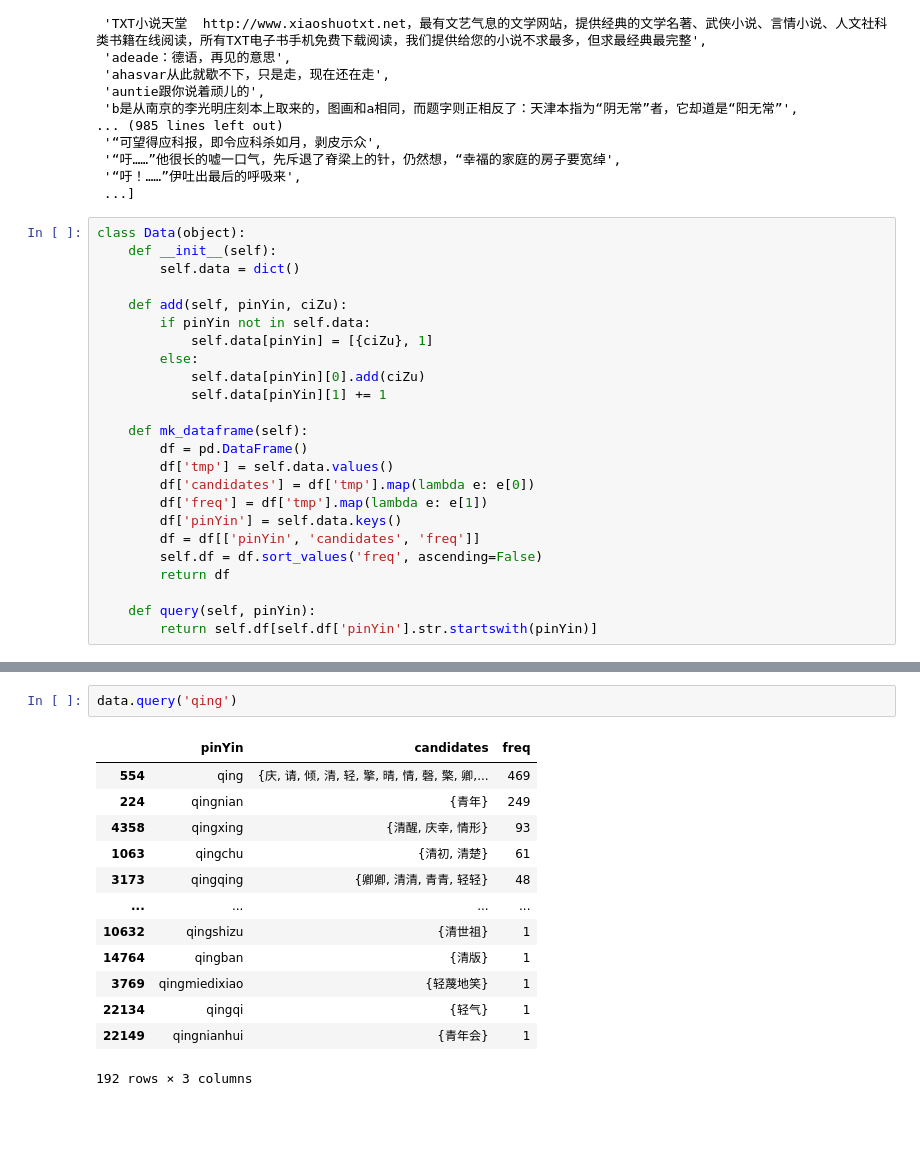
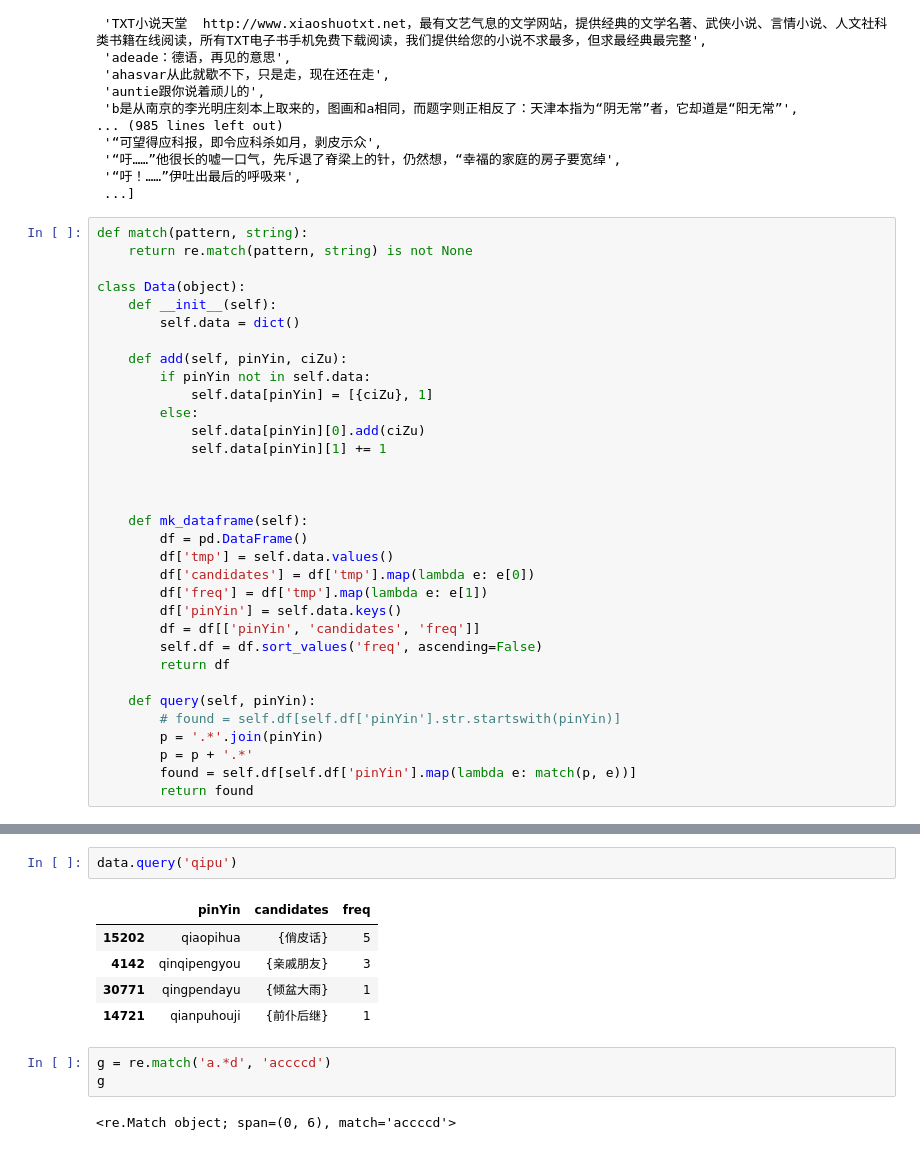
Before and after one commit to listenzcc/PinyinInputMethod, a Jupyter notebook: Untitled.ipynb, the cells around one changed output, grey strips where cells are left out. Cells and saved outputs as stored; diff of their text form; blank space fills up the shorter version.

```diff
--- a/Untitled.ipynb
+++ b/Untitled.ipynb
@@ -39,6 +40,9 @@ contents
  '“吁！……”伊吐出最后的呼吸来',
  ...]
 # %%
+def match(pattern, string):
+    return re.match(pattern, string) is not None
+
 class Data(object):
     def __init__(self):
         self.data = dict()
@@ -49,6 +53,8 @@ class Data(object):
         else:
             self.data[pinYin][0].add(ciZu)
             self.data[pinYin][1] += 1
+
+
 
     def mk_dataframe(self):
         df = pd.DataFrame()
@@ -61,7 +67,11 @@ class Data(object):
         return df
 
     def query(self, pinYin):
-        return self.df[self.df['pinYin'].str.startswith(pinYin)]
+        # found = self.df[self.df['pinYin'].str.startswith(pinYin)]
+        p = '.*'.join(pinYin)
+        p = p + '.*'
+        found = self.df[self.df['pinYin'].map(lambda e: match(p, e))]
+        return found
 # %%
 data = Data()
 
@@ -90,16 +104,13 @@ data.df
 # %%
-data.query('qing')
+data.query('qipu')
 # %% [output]
 |  | pinYin | candidates | freq |
-| 554 | qing | {庆, 请, 倾, 清, 轻, 擎, 晴, 情, 磬, 檠, 卿,... | 469 |
-| 224 | qingnian | {青年} | 249 |
-| 4358 | qingxing | {清醒, 庆幸, 情形} | 93 |
-| 1063 | qingchu | {清初, 清楚} | 61 |
-| 3173 | qingqing | {卿卿, 清清, 青青, 轻轻} | 48 |
-| ... | ... | ... | ... |
-| 10632 | qingshizu | {清世祖} | 1 |
-| 14764 | qingban | {清版} | 1 |
-| 3769 | qingmiedixiao | {轻蔑地笑} | 1 |
-| 22134 | qingqi | {轻气} | 1 |
-| 22149 | qingnianhui | {青年会} | 1 |
+| 15202 | qiaopihua | {俏皮话} | 5 |
+| 4142 | qinqipengyou | {亲戚朋友} | 3 |
+| 30771 | qingpendayu | {倾盆大雨} | 1 |
+| 14721 | qianpuhouji | {前仆后继} | 1 |
-192 rows × 3 columns
+# %%
+g = re.match('a.*d', 'accccd')
+g
+# %% [output]
+<re.Match object; span=(0, 6), match='accccd'>
```
Also changed, not shown: parts of 6 cells of this notebook, 5 other files.
